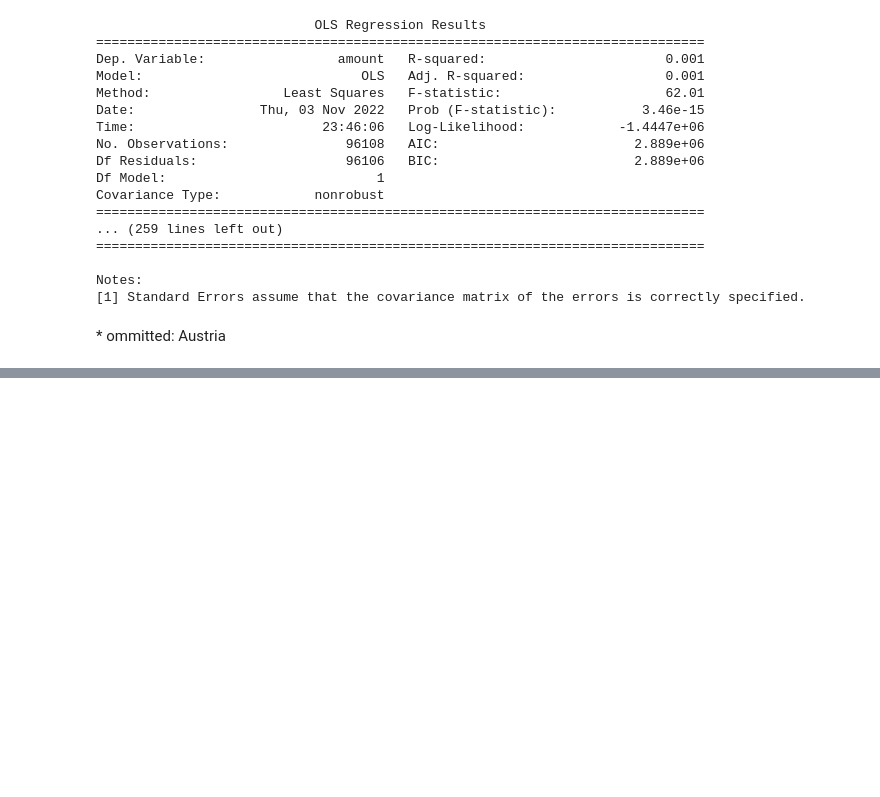
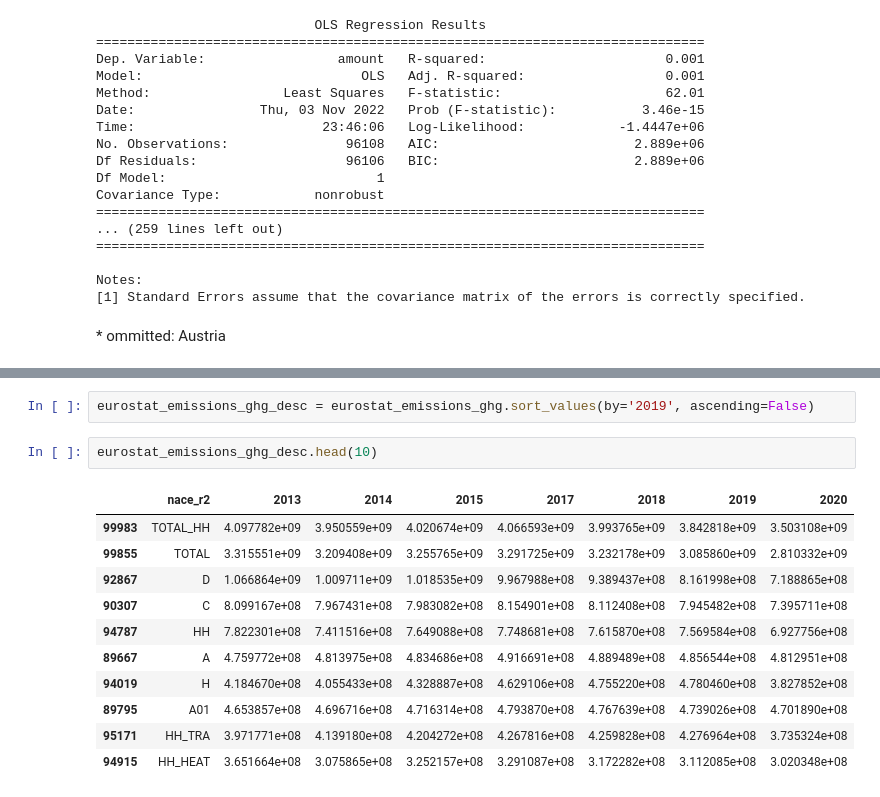
Before and after one commit to joshder/Emission-Trading, a Jupyter notebook: Code/Emissions Trading.ipynb, the cells around one changed output, grey strips where cells are left out. Saved outputs shown, nothing was run; the diff lists cells and outputs as text; blank space fills up the shorter version.

```diff
--- a/Code/Emissions Trading.ipynb
+++ b/Code/Emissions Trading.ipynb
@@ -665,0 +789,16 @@ Notes:
+# %%
+eurostat_emissions_ghg_desc = eurostat_emissions_ghg.sort_values(by='2019', ascending=False)
+# %%
+eurostat_emissions_ghg_desc.head(10)
+# %% [output]
+|  | nace_r2 | 2013 | 2014 | 2015 | 2017 | 2018 | 2019 | 2020 |
+| 99983 | TOTAL_HH | 4.097782e+09 | 3.950559e+09 | 4.020674e+09 | 4.066593e+09 | 3.993765e+09 | 3.842818e+09 | 3.503108e+09 |
+| 99855 | TOTAL | 3.315551e+09 | 3.209408e+09 | 3.255765e+09 | 3.291725e+09 | 3.232178e+09 | 3.085860e+09 | 2.810332e+09 |
+| 92867 | D | 1.066864e+09 | 1.009711e+09 | 1.018535e+09 | 9.967988e+08 | 9.389437e+08 | 8.161998e+08 | 7.188865e+08 |
+| 90307 | C | 8.099167e+08 | 7.967431e+08 | 7.983082e+08 | 8.154901e+08 | 8.112408e+08 | 7.945482e+08 | 7.395711e+08 |
+| 94787 | HH | 7.822301e+08 | 7.411516e+08 | 7.649088e+08 | 7.748681e+08 | 7.615870e+08 | 7.569584e+08 | 6.927756e+08 |
+| 89667 | A | 4.759772e+08 | 4.813975e+08 | 4.834686e+08 | 4.916691e+08 | 4.889489e+08 | 4.856544e+08 | 4.812951e+08 |
+| 94019 | H | 4.184670e+08 | 4.055433e+08 | 4.328887e+08 | 4.629106e+08 | 4.755220e+08 | 4.780460e+08 | 3.827852e+08 |
+| 89795 | A01 | 4.653857e+08 | 4.696716e+08 | 4.716314e+08 | 4.793870e+08 | 4.767639e+08 | 4.739026e+08 | 4.701890e+08 |
+| 95171 | HH_TRA | 3.971771e+08 | 4.139180e+08 | 4.204272e+08 | 4.267816e+08 | 4.259828e+08 | 4.276964e+08 | 3.735324e+08 |
+| 94915 | HH_HEAT | 3.651664e+08 | 3.075865e+08 | 3.252157e+08 | 3.291087e+08 | 3.172282e+08 | 3.112085e+08 | 3.020348e+08 |
```
Also changed, not shown: parts of 45 cells of this notebook.
